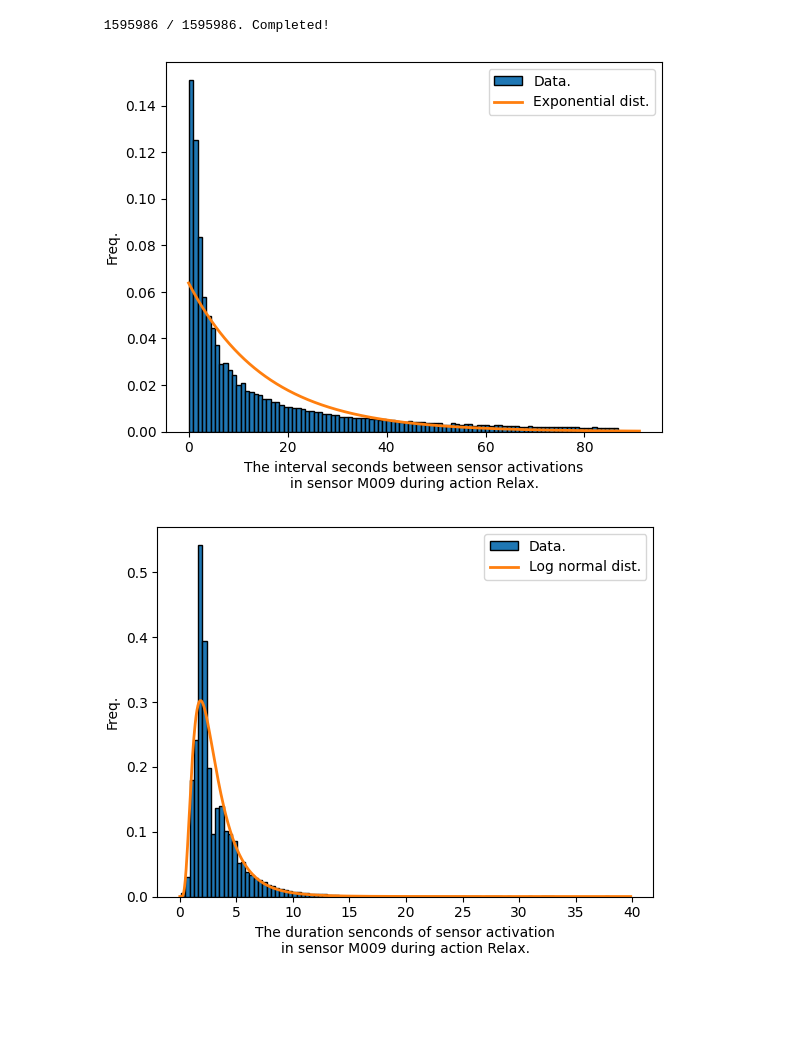
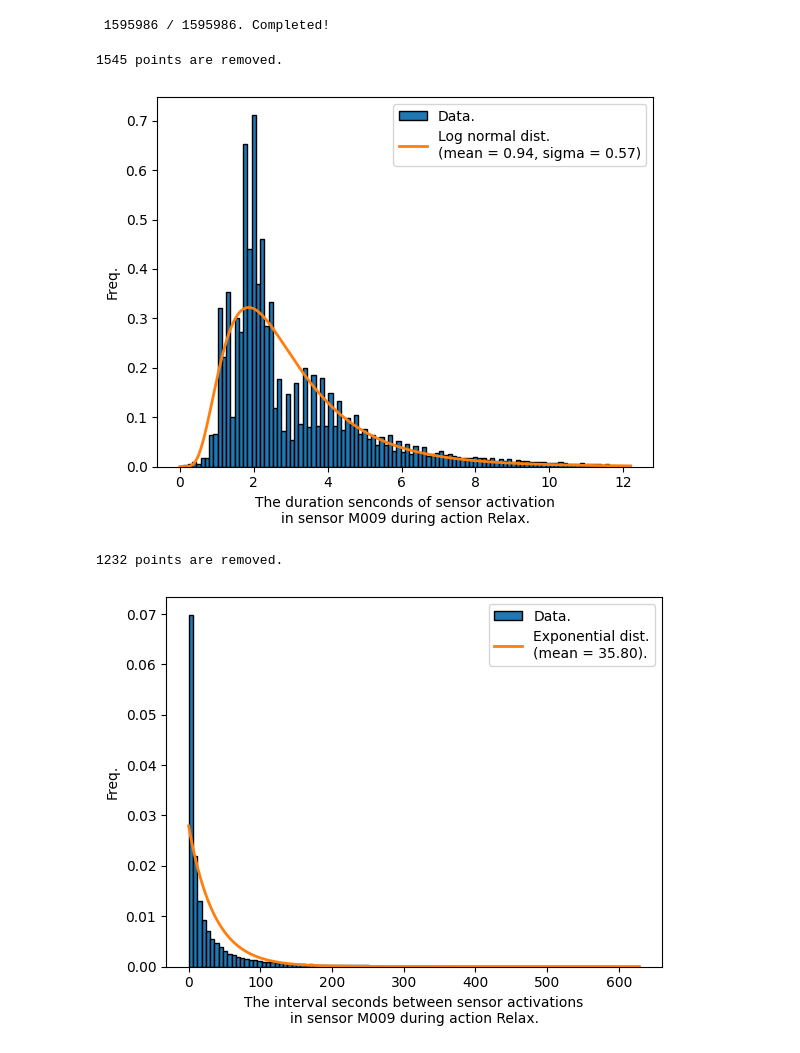
Before and after one commit to tanakai0/SensorDataSimulator, a Jupyter notebook: temp_test.ipynb, the cells around one changed output. Drawn from its saved outputs; the diff is of its cells as text; code cells hidden in the pictures; blank space fills up the shorter version.

```diff
--- a/temp_test.ipynb
+++ b/temp_test.ipynb
@@ -405,7 +405,7 @@ def draw_histogram_with_exponential_dist(numbers, x_label, save_title):
     x = np.linspace(0, xmax, 1000)
     mean = np.mean(np.array(numbers))
     expon_data = expon.pdf(x, scale = mean)  # scale = 1/lambda
-    plt.plot(x, expon_data, 'tab:orange', linewidth=2, label = 'Exponential dist.')
+    plt.plot(x, expon_data, 'tab:orange', linewidth=2, label = f"Exponential dist.\n(mean = {mean:.2f}).")
     plt.xlabel(x_label)
     plt.ylabel('Freq.')
     plt.legend()
@@ -417,53 +417,63 @@ def draw_histogram_with_exponential_dist(numbers, x_label, save_title):
 def draw_histogram_with_log_norm_dist(numbers, x_label, save_title):
     plt.hist(numbers, bins=100, edgecolor='black', density=True, label = "Data.")
     xmin, xmax = plt.xlim()
     x = np.linspace(0, xmax, 1000)
     log_numbers = np.log(np.array(numbers))
 
     # Parameters for the lognormal distribution
     mean = np.mean(log_numbers)  # Mean on the log scale
     sigma = np.std(log_numbers)  # Standard deviation on the log scale
 
     # mu, std = norm.fit(numbers)
     log_norm_data = lognorm.pdf(x, s=sigma, scale=np.exp(mean))
-    plt.plot(x, log_norm_data, 'tab:orange', linewidth=2, label = 'Log normal dist.')
+    plt.plot(x, log_norm_data, 'tab:orange', linewidth=2, label = f"Log normal dist.\n(mean = {mean:.2f}, sigma = {sigma:.2f})")
     plt.xlabel(x_label)
     plt.ylabel('Freq.')
     plt.legend()
     plt.savefig(save_title, bbox_inches="tight")
     plt.show()
     plt.close()
 
-
-
-def delete_outlier_value(data):
-    Q1 = np.percentile(data, 25)
-    Q3 = np.percentile(data, 75)
-    IQR = Q3 - Q1
-    lower_bound = Q1 - 1.5 * IQR
-    upper_bound = Q3 + 1.5 * IQR
-    return [x for x in data if lower_bound <= x <= upper_bound]
+def delete_outlier_value(data, method = "z-score"):
+    _len = len(data)
+    if method == "quantile":
+        Q1 = np.percentile(data, 25)
+        Q3 = np.percentile(data, 75)
+        IQR = Q3 - Q1
+        lower_bound = Q1 - 1.5 * IQR
+        upper_bound = Q3 + 1.5 * IQR
+        ret = [x for x in data if lower_bound <= x <= upper_bound]
+        print(f"{_len - len(ret)} points are removed.")
+        return ret
+    elif method == "z-score":
+        data = np.array(data)
+        z_scores = (data - np.mean(data)) / np.std(data)
+        ret = data[(z_scores > -3) & (z_scores < 3)]
+        print(f"{_len - ret.shape[0]} points are removed.")
+        return ret
+    else:
+        raise ValueError("method {method} is not defined.")
 
 activity = "Relax"
 sensor = "M009"
+
+status = "ON to OFF"
+key = (activity, sensor, status)
+numbers = duration_dict[key]
+numbers = delete_outlier_value(numbers)
+x_label = f"The duration senconds of sensor activation\nin sensor {sensor} during action {activity}."
+save_title = f"{activity}_{sensor}_{status}.png"
+draw_histogram_with_log_norm_dist(numbers, x_label, save_title)
+
 status = "OFF to ON"
 key = (activity, sensor, status)
 numbers = duration_dict[key]
 numbers = delete_outlier_value(numbers)
 x_label = f"The interval seconds between sensor activations\nin sensor {sensor} during action {activity}."
 save_title = f"{activity}_{sensor}_{status}.png"
 draw_histogram_with_exponential_dist(numbers, x_label, save_title)
-
-
-activity = "Relax"
-sensor = "M009"
-status = "ON to OFF"
-key = (activity, sensor, status)
-numbers = duration_dict[key]
-numbers = sorted(numbers)[:-2]
-x_label = f"The duration senconds of sensor activation\nin sensor {sensor} during action {activity}."
-save_title = f"{activity}_{sensor}_{status}.png"
-draw_histogram_with_log_norm_dist(numbers, x_label, save_title)
 # %% [output]
+1545 points are removed.
-[figure, old version]
+[figure, new version]
+1232 points are removed.
-[figure, old version]
+[figure, new version]
```
Also changed, not shown: 1 other file.
